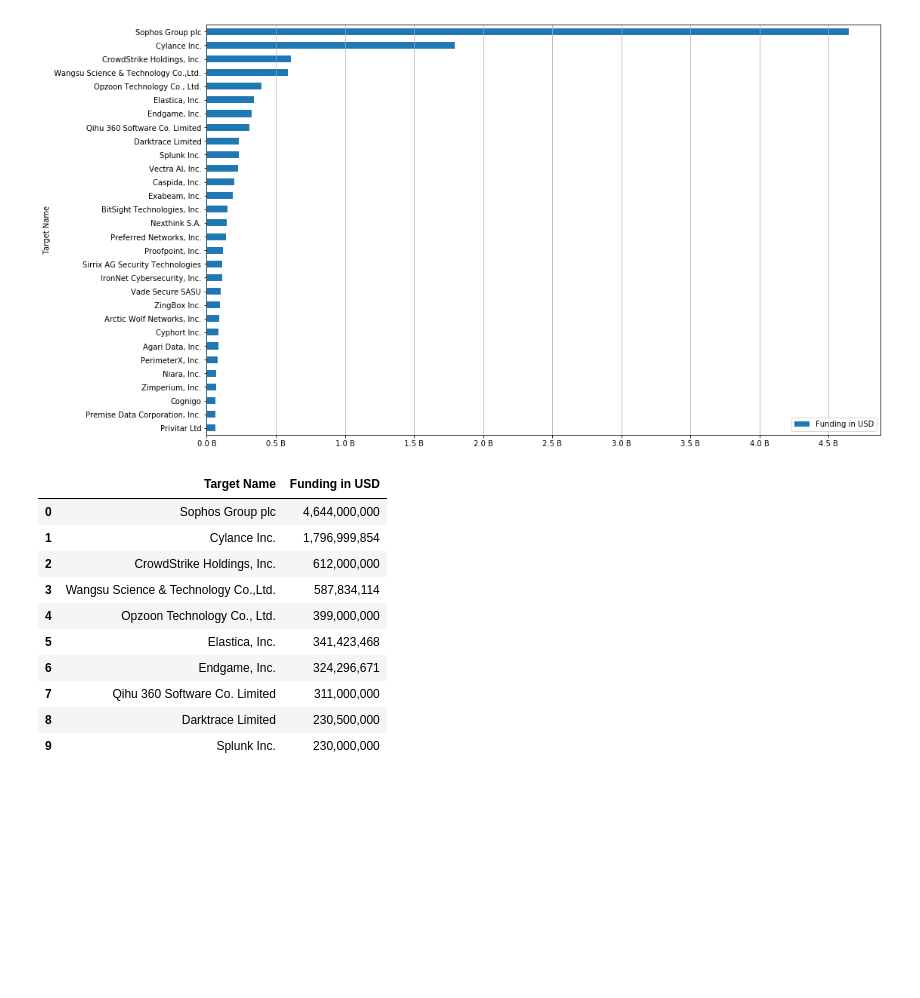
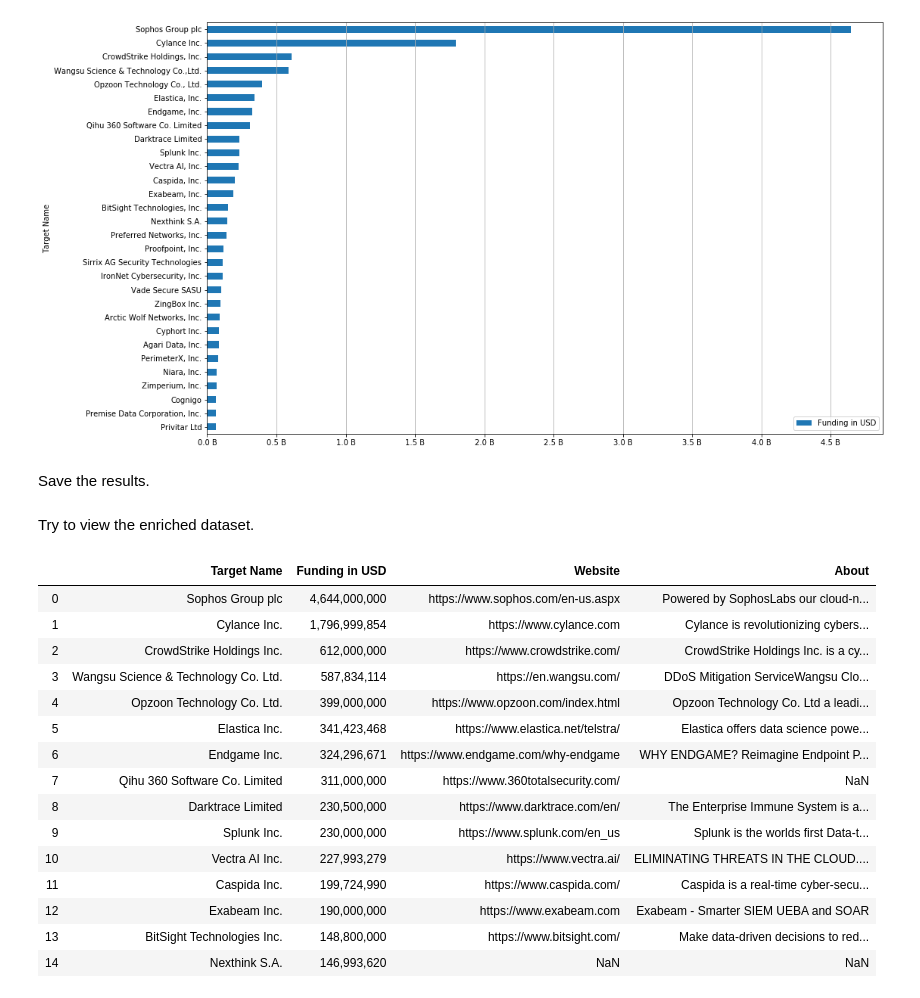
Before and after one commit to fisher85/ml-cybersecurity, a Jupyter notebook: ai-index-report-2019-research/cybersecurity_startups.ipynb, the cells around one changed output. Saved outputs shown, nothing was run; the diff lists cells and outputs as text; code cells hidden in the pictures; blank space fills up the shorter version.

Commit message:
Update Stanford AI Report Research so it can be used in Colab

```diff
--- a/ai-index-report-2019-research/cybersecurity_startups.ipynb
+++ b/ai-index-report-2019-research/cybersecurity_startups.ipynb
@@ -82,20 +92,29 @@ ax.grid(axis = 'x')
 ax.set_xticklabels(xticks);
 # %% [output]
 [figure]
+# %% [markdown]
+Save the results.
 # %%
 data_sec.groupby('Target Name')[['Funding in USD']].sum().sort_values(['Funding in USD'], ascending=[False]).to_csv("cybersecurity_startups.csv")
-# %%
-df = pd.read_csv("cybersecurity_startups.csv")
-df.head(10)
-# %% [output]
-|  | Target Name | Funding in USD |
-| 0 | Sophos Group plc | 4,644,000,000 |
-| 1 | Cylance Inc. | 1,796,999,854 |
-| 2 | CrowdStrike Holdings, Inc. | 612,000,000 |
-| 3 | Wangsu Science & Technology Co.,Ltd. | 587,834,114 |
-| 4 | Opzoon Technology Co., Ltd. | 399,000,000 |
-| 5 | Elastica, Inc. | 341,423,468 |
-| 6 | Endgame, Inc. | 324,296,671 |
-| 7 | Qihu 360 Software Co. Limited | 311,000,000 |
-| 8 | Darktrace Limited | 230,500,000 |
-| 9 | Splunk Inc. | 230,000,000 |
+# %% [markdown]
+Try to view the enriched dataset.
+# %%
+df = pd.read_csv("https://raw.githubusercontent.com/fisher85/ml-cybersecurity/master/ai-index-report-2019-research/cybersecurity_startups_enriched.csv")
+df.head(15)
+# %% [output]
+|  | Target Name | Funding in USD | Website | About |
+| 0 | Sophos Group plc | 4,644,000,000 | https://www.sophos.com/en-us.aspx | Powered by SophosLabs our cloud-n... |
+| 1 | Cylance Inc. | 1,796,999,854 | https://www.cylance.com | Cylance is revolutionizing cybers... |
+| 2 | CrowdStrike Holdings Inc. | 612,000,000 | https://www.crowdstrike.com/ | CrowdStrike Holdings Inc. is a cy... |
+| 3 | Wangsu Science & Technology Co. Ltd. | 587,834,114 | https://en.wangsu.com/ | DDoS Mitigation ServiceWangsu Clo... |
+| 4 | Opzoon Technology Co. Ltd. | 399,000,000 | https://www.opzoon.com/index.html | Opzoon Technology Co. Ltd a leadi... |
+| 5 | Elastica Inc. | 341,423,468 | https://www.elastica.net/telstra/ | Elastica offers data science powe... |
+| 6 | Endgame Inc. | 324,296,671 | https://www.endgame.com/why-endgame | WHY ENDGAME? Reimagine Endpoint P... |
+| 7 | Qihu 360 Software Co. Limited | 311,000,000 | https://www.360totalsecurity.com/ | NaN |
+| 8 | Darktrace Limited | 230,500,000 | https://www.darktrace.com/en/ | The Enterprise Immune System is a... |
+| 9 | Splunk Inc. | 230,000,000 | https://www.splunk.com/en_us | Splunk is the worlds first Data-t... |
+| 10 | Vectra AI Inc. | 227,993,279 | https://www.vectra.ai/ | ELIMINATING THREATS IN THE CLOUD.... |
+| 11 | Caspida Inc. | 199,724,990 | https://www.caspida.com/ | Caspida is a real-time cyber-secu... |
+| 12 | Exabeam Inc. | 190,000,000 | https://www.exabeam.com | Exabeam - Smarter SIEM UEBA and SOAR |
+| 13 | BitSight Technologies Inc. | 148,800,000 | https://www.bitsight.com/ | Make data-driven decisions to red... |
+| 14 | Nexthink S.A. | 146,993,620 | NaN | NaN |
```
Also changed, not shown: parts of 6 cells of this notebook.
